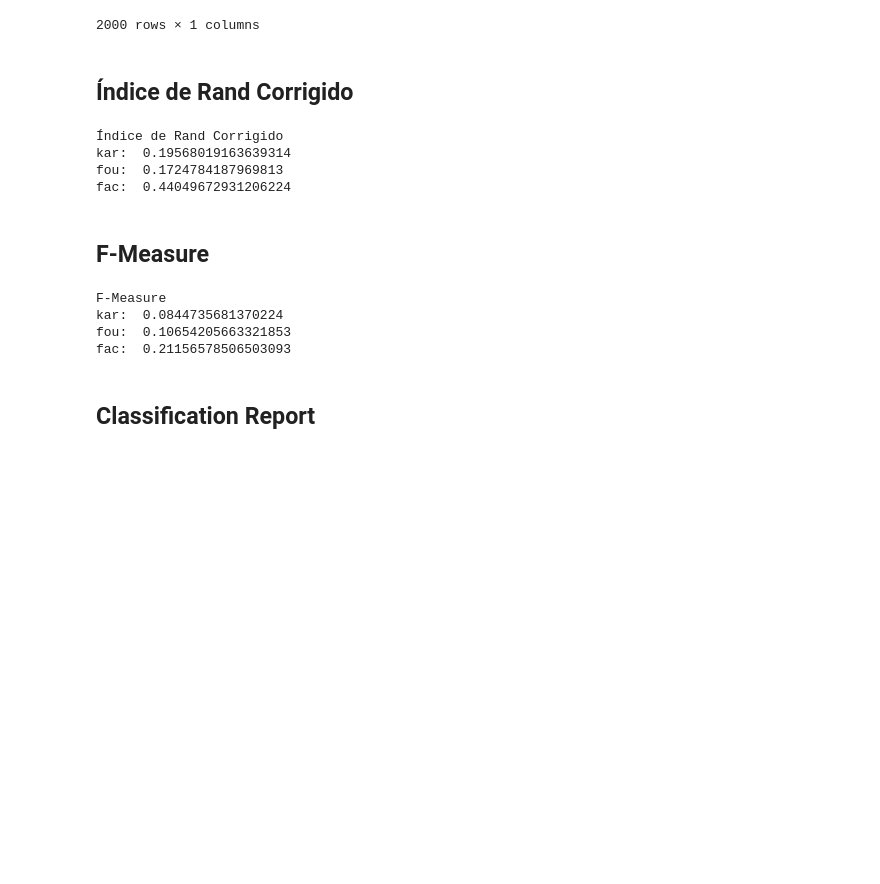
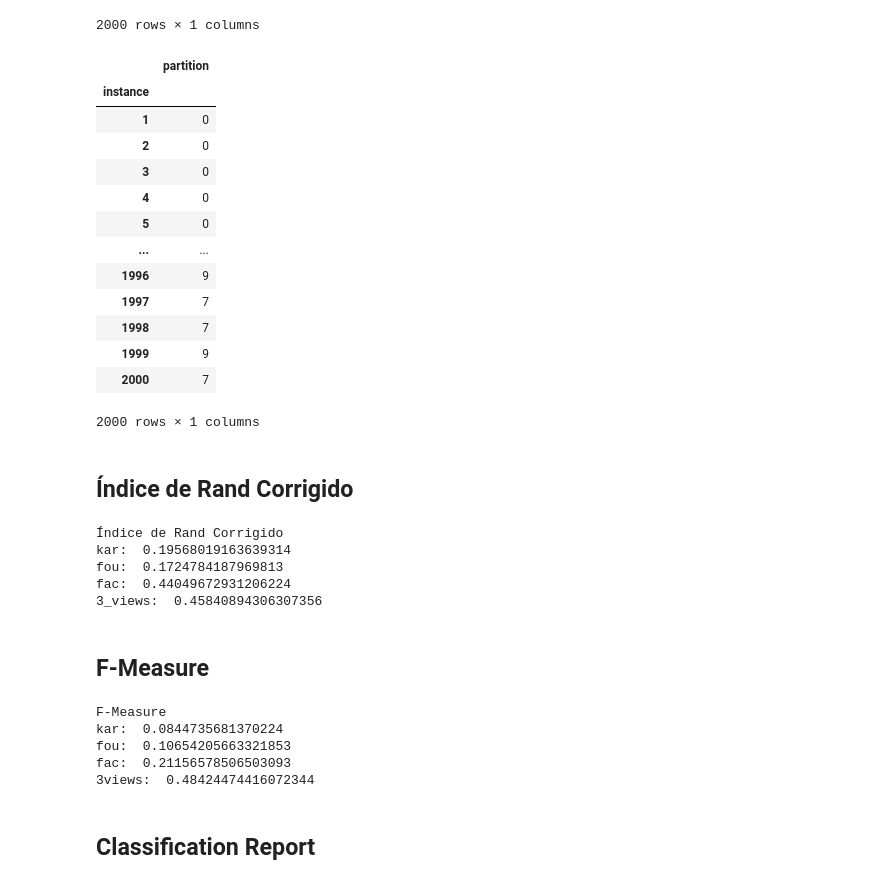
Before and after one commit to silveiraluiza/ml-cin-project, a Jupyter notebook: src/fuzzy-clustering/Calculando_Erros.ipynb, the cells around one changed output. Cells and saved outputs as stored; diff of their text form; code cells hidden in the pictures; blank space fills up the shorter version.

```diff
--- a/src/fuzzy-clustering/Calculando_Erros.ipynb
+++ b/src/fuzzy-clustering/Calculando_Erros.ipynb
@@ -137,6 +150,23 @@ y_fac
 | 1999 | 4 |
 | 2000 | 7 |
 2000 rows × 1 columns
+# %%
+y_3views
+# %% [output]
+|  | partition |
+| instance |  |
+| 1 | 0 |
+| 2 | 0 |
+| 3 | 0 |
+| 4 | 0 |
+| 5 | 0 |
+| ... | ... |
+| 1996 | 9 |
+| 1997 | 7 |
+| 1998 | 7 |
+| 1999 | 9 |
+| 2000 | 7 |
+2000 rows × 1 columns
 # %% [markdown]
 ## Índice de Rand Corrigido
 # %%
@@ -149,6 +179,9 @@ kar_rand = adjusted_rand_score(table_results["partition"], y_kar["partition"])
 fou_rand = adjusted_rand_score(table_results["partition"], y_fou["partition"])
 # fac
 fac_rand = adjusted_rand_score(table_results["partition"], y_fac["partition"])
+# 3_views
+views_rand = adjusted_rand_score(table_results["partition"], y_3views["partition"])
+
 
 
 
@@ -156,11 +189,13 @@ print("Índice de Rand Corrigido")
 print("kar: ", kar_rand)
 print("fou: ", fou_rand)
 print("fac: ", fac_rand)
+print("3_views: ", views_rand)
 # %% [output]
 Índice de Rand Corrigido
 kar:  0.19568019163639314
 fou:  0.1724784187969813
 fac:  0.44049672931206224
+3_views:  0.45840894306307356
 # %% [markdown]
 ## F-Measure
 # %%
@@ -172,16 +207,22 @@ kar_f1 = f1_score(table_results["partition"], y_kar["partition"], average='weigh
 fou_f1 = f1_score(table_results["partition"], y_fou["partition"], average='weighted')
 # fac
 fac_f1 = f1_score(table_results["partition"], y_fac["partition"], average='weighted')
+# 3_views
+views_f1 = f1_score(table_results["partition"], y_3views["partition"], average='weighted')
+
+
 
 print("F-Measure")
 print("kar: ", kar_f1)
 print("fou: ", fou_f1)
 print("fac: ", fac_f1)
+print("3views: ", views_f1)
 # %% [output]
 F-Measure
 kar:  0.0844735681370224
 fou:  0.10654205663321853
 fac:  0.21156578506503093
+3views:  0.48424474416072344
 # %% [markdown]
 ## Classification Report
 # %%
```
Also changed, not shown: parts of 8 cells of this notebook.
